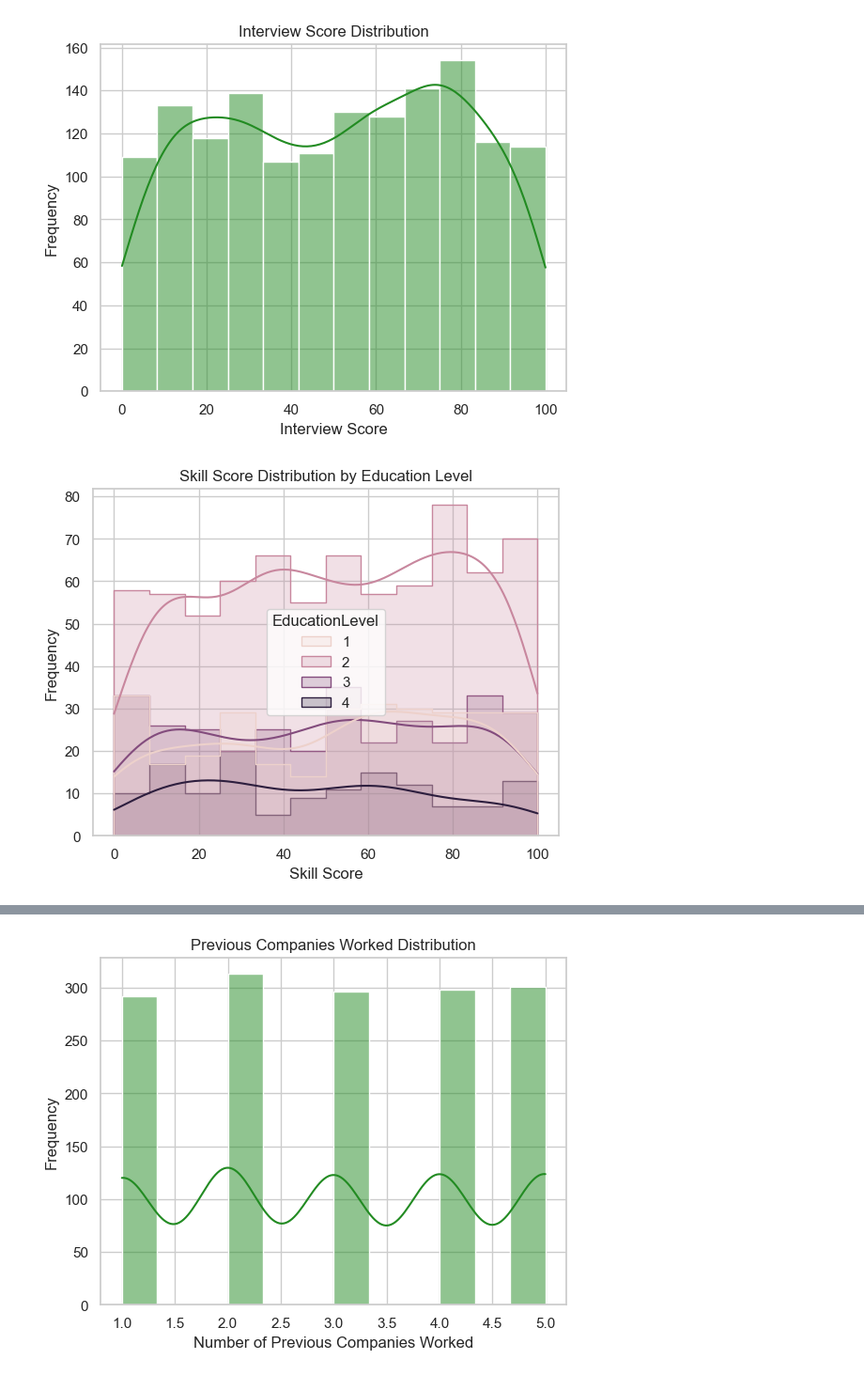
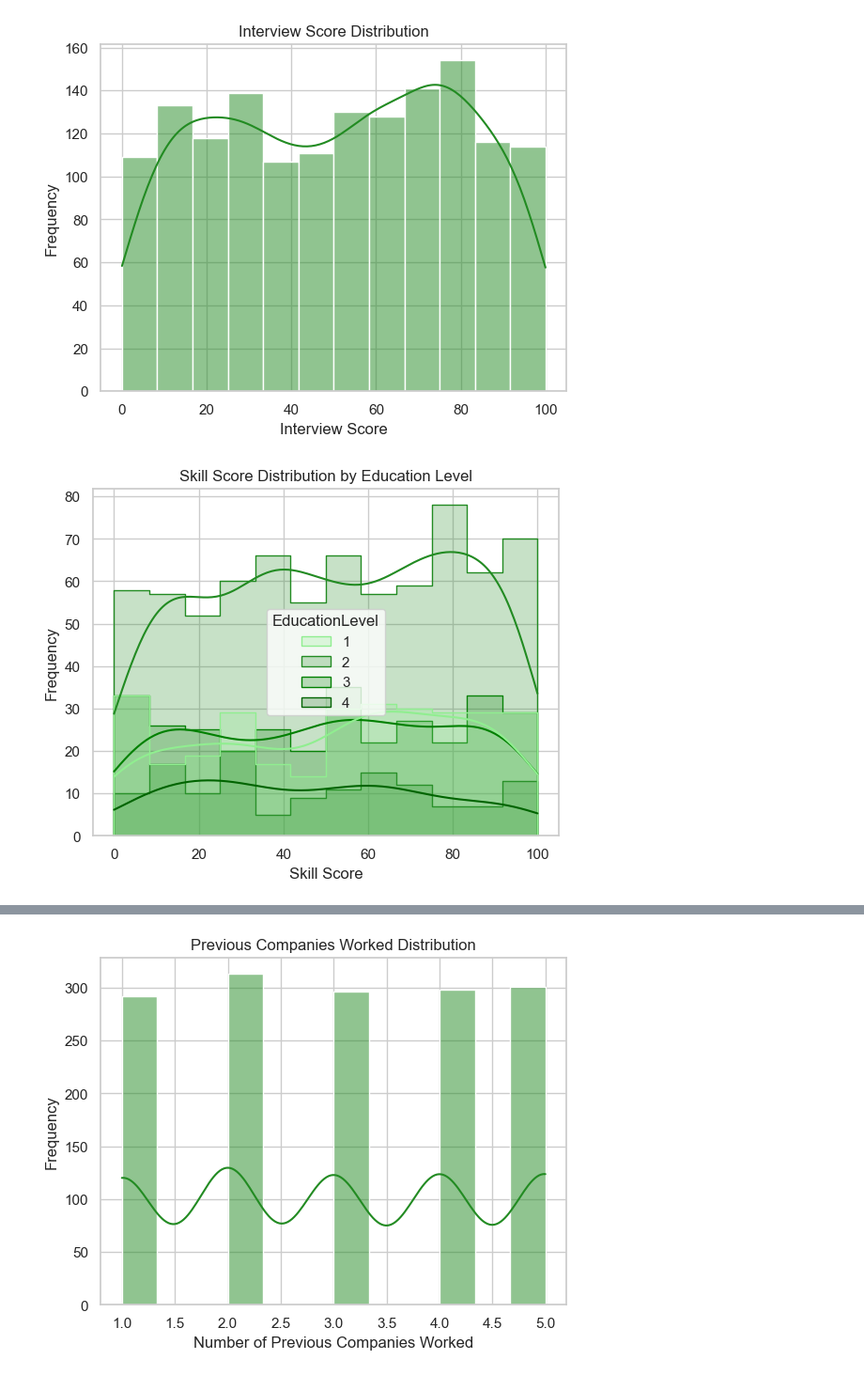
Before and after one commit to Eunnylans/Hiring--Analysis--Using--Linear--Regression, a Jupyter notebook: Predicting--Hiring--Decisions.ipynb, the cells around one changed output, grey strips where cells are left out. Shown at 94% size. Saved outputs shown, nothing was run; the diff lists cells and outputs as text; code cells hidden in the pictures.

```diff
--- a/Predicting--Hiring--Decisions.ipynb
+++ b/Predicting--Hiring--Decisions.ipynb
@@ -781,12 +801,13 @@ plt.show()
 [figure]
 # %%
 # 3. What is the distribution of skill scores across different education levels?
-sns.histplot(df, x='SkillScore', hue='EducationLevel', kde=True, element='step')
+custom_palette = ['lightgreen', 'forestgreen',  'green', 'darkgreen']
+sns.histplot(df, x='SkillScore', hue='EducationLevel', kde=True, element='step', palette=custom_palette)
 plt.title('Skill Score Distribution by Education Level')
 plt.xlabel('Skill Score')
 plt.ylabel('Frequency')
 plt.show()
 # %% [output]
-[figure, old version]
+[figure, new version]
 # %%
 # 4. How are personality scores distributed across different recruitment strategies?
```
Also changed, not shown: parts of 14 cells of this notebook.
